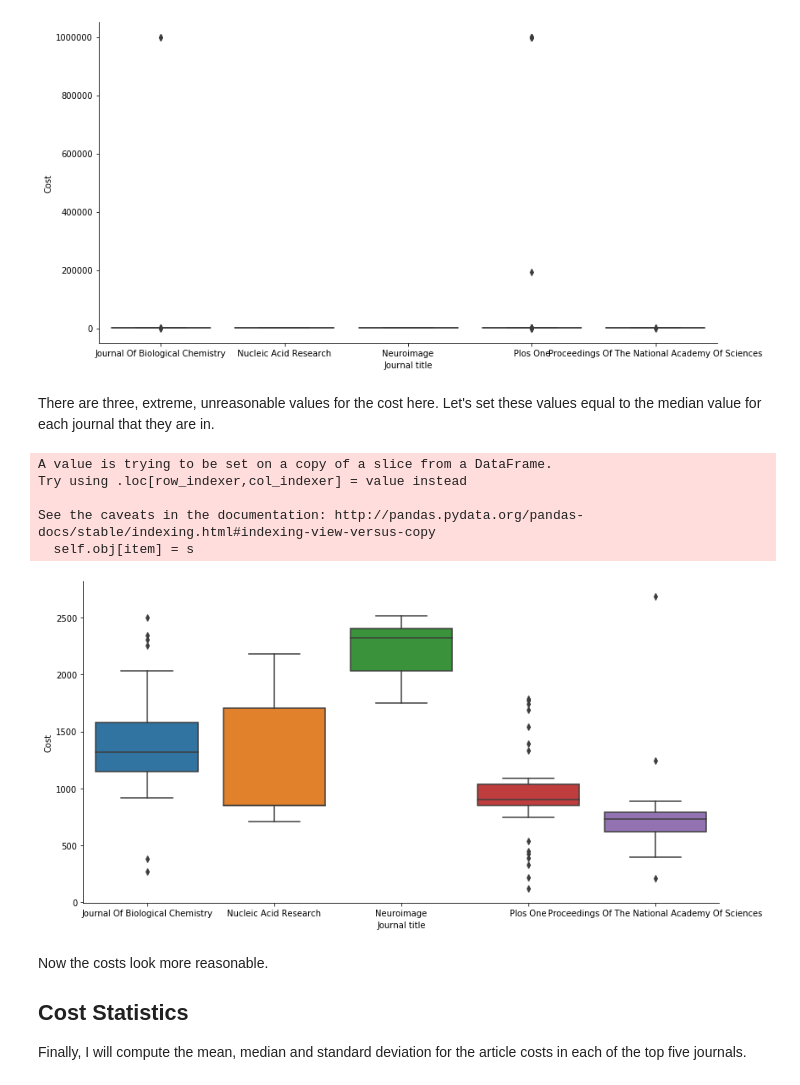
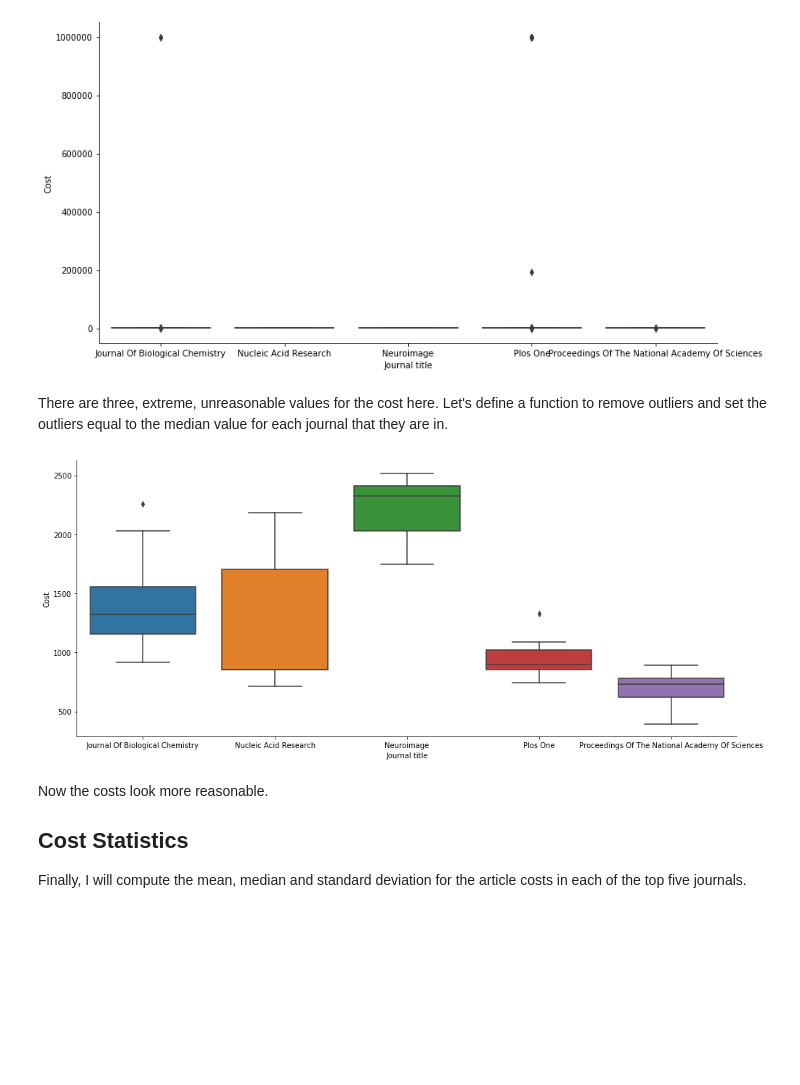
Before and after one commit to dmclark53/thinkful, a Jupyter notebook: Module_12/Data_Cleaning_and_Validation/Data-Cleaning-and-Validation.ipynb, the cells around one changed output. Saved outputs shown, nothing was run; the diff lists cells and outputs as text; code cells hidden in the pictures; blank space fills up the shorter version.

Commit message:
Updated outlier function

```diff
--- a/Module_12/Data_Cleaning_and_Validation/Data-Cleaning-and-Validation.ipynb
+++ b/Module_12/Data_Cleaning_and_Validation/Data-Cleaning-and-Validation.ipynb
@@ -420,28 +420,27 @@ plt.show()
 # %% [output]
 [figure]
 # %% [markdown]
-There are three, extreme, unreasonable values for the cost here. Let's set these values equal to the median value for each journal that they are in.
+There are three, extreme, unreasonable values for the cost here. Let's define a function to remove outliers and set the outliers equal to the median value for each journal that they are in.
 # %%
-def remove_outliers(df, cutoff):
+def remove_outliers(df):
+    df_list = []
     for title in df['Journal title'].unique():
-        median_value = df.loc[df['Journal title'] == title, 'Cost'].median()
-        df.loc[df['Journal title'] == title, 'Cost'] = df.loc[df['Journal title'] == title,
-                                                              'Cost'].apply(lambda x: x if x < cutoff
-                                                                            else median_value)
-    return df
+        sub_df = df[df['Journal title'] == title].copy()
+        median_value = sub_df['Cost'].median()
+        quantiles = sub_df['Cost'].quantile([0.25, 0.75]).values
+        IQR = quantiles[1] - quantiles[0]
+        max_thresh = quantiles[1] + 1.5*IQR
+        min_thresh = quantiles[0] - 1.5*IQR
+        sub_df['Cost'] = sub_df['Cost'].apply(lambda x: x if (x < max_thresh and x > min_thresh) else median_value)
+        df_list.append(sub_df)
+    return pd.concat(df_list).reset_index()
 # %%
-df_top_five_no_outliers = remove_outliers(df_top_five, 100000)
+df_top_five_no_outliers = remove_outliers(df_top_five)
-# %% [output]
-A value is trying to be set on a copy of a slice from a DataFrame.
-Try using .loc[row_indexer,col_indexer] = value instead
-
-See the caveats in the documentation: http://pandas.pydata.org/pandas-docs/stable/indexing.html#indexing-view-versus-copy
-  self.obj[item] = s
 # %%
-sns.catplot(x='Journal title', y='Cost', data=df_top_five_no_outliers, height=6, aspect=12/6, kind='box')
+sns.catplot(x='Journal title', y='Cost', data=df_top_five_no_outliers, height=6, aspect=14/6, kind='box')
 plt.show()
 # %% [output]
-[figure, old version]
+[figure, new version]
 # %% [markdown]
 Now the costs look more reasonable.
 
```
Also changed, not shown: parts of 1 cell of this notebook.
